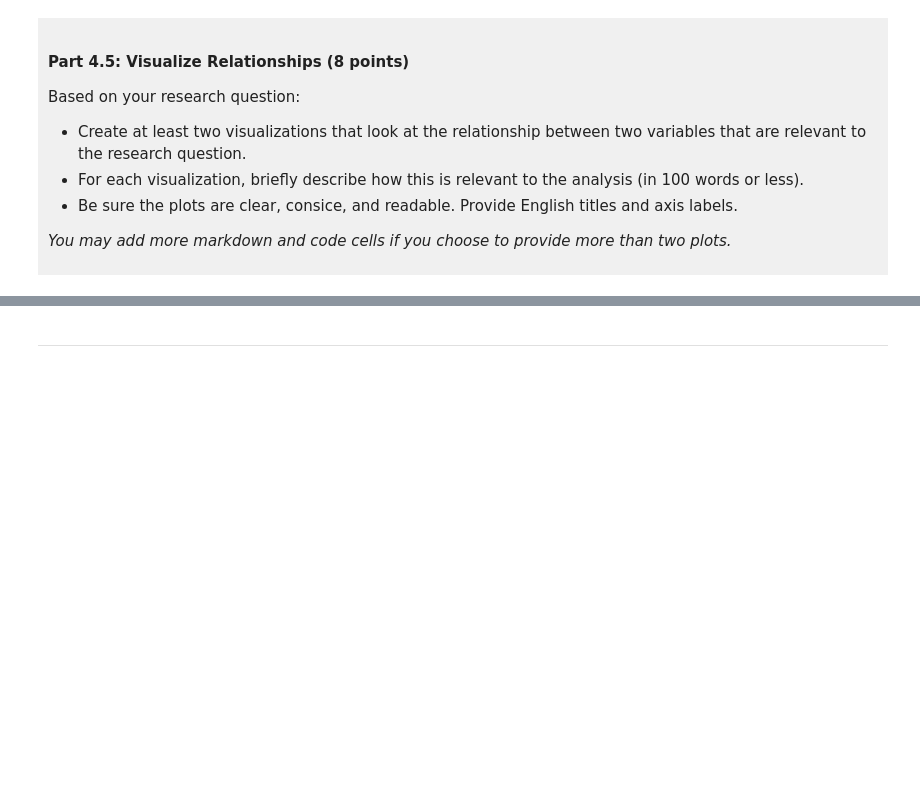
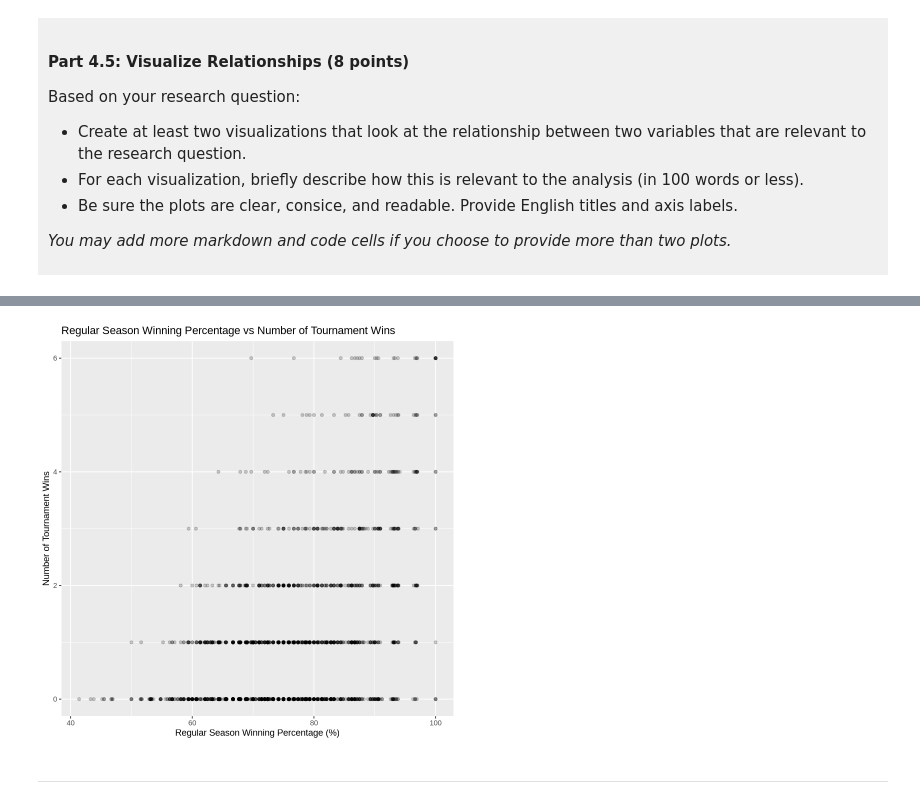
Before and after one commit to kate-choi-2007/DSCI-100-project-kate, a Jupyter notebook: dsci-100-project-notebook.ipynb, the cells around one changed output, grey strips where cells are left out. Cells and saved outputs as stored; diff of their text form; code cells hidden in the pictures; blank space fills up the shorter version.

```diff
--- a/dsci-100-project-notebook.ipynb
+++ b/dsci-100-project-notebook.ipynb
@@ -330,5 +414,10 @@ Visualization 2: %%% EDIT THIS MARKDOWN CELL%%%
 # %%
-### EDIT THIS CODE CELL FOR VISUALIZATION 2###
+ncaa_tidy|>
+ggplot(aes(x= reg_wins_pct, y= tourney_wins))+
+geom_point(alpha=0.2)+
+labs(x="Regular Season Winning Percentage (%)", y= "Number of Tournament Wins", title= "Regular Season Winning Percentage vs Number of Tournament Wins")
+# %% [output]
+[figure, added]
 # %% [markdown]
 ------
 # %% [markdown]
```
Also changed, not shown: parts of 12 cells of this notebook.
